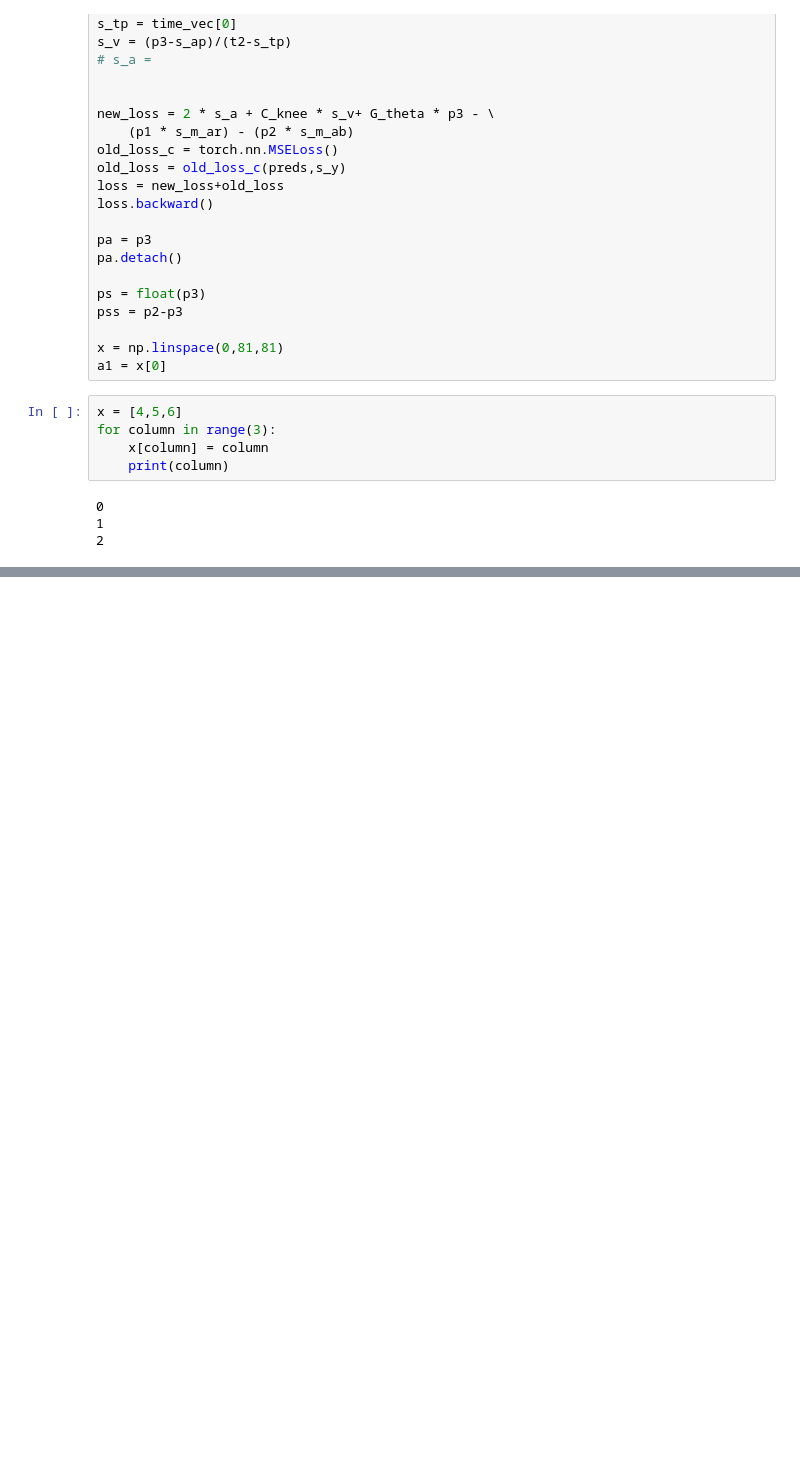
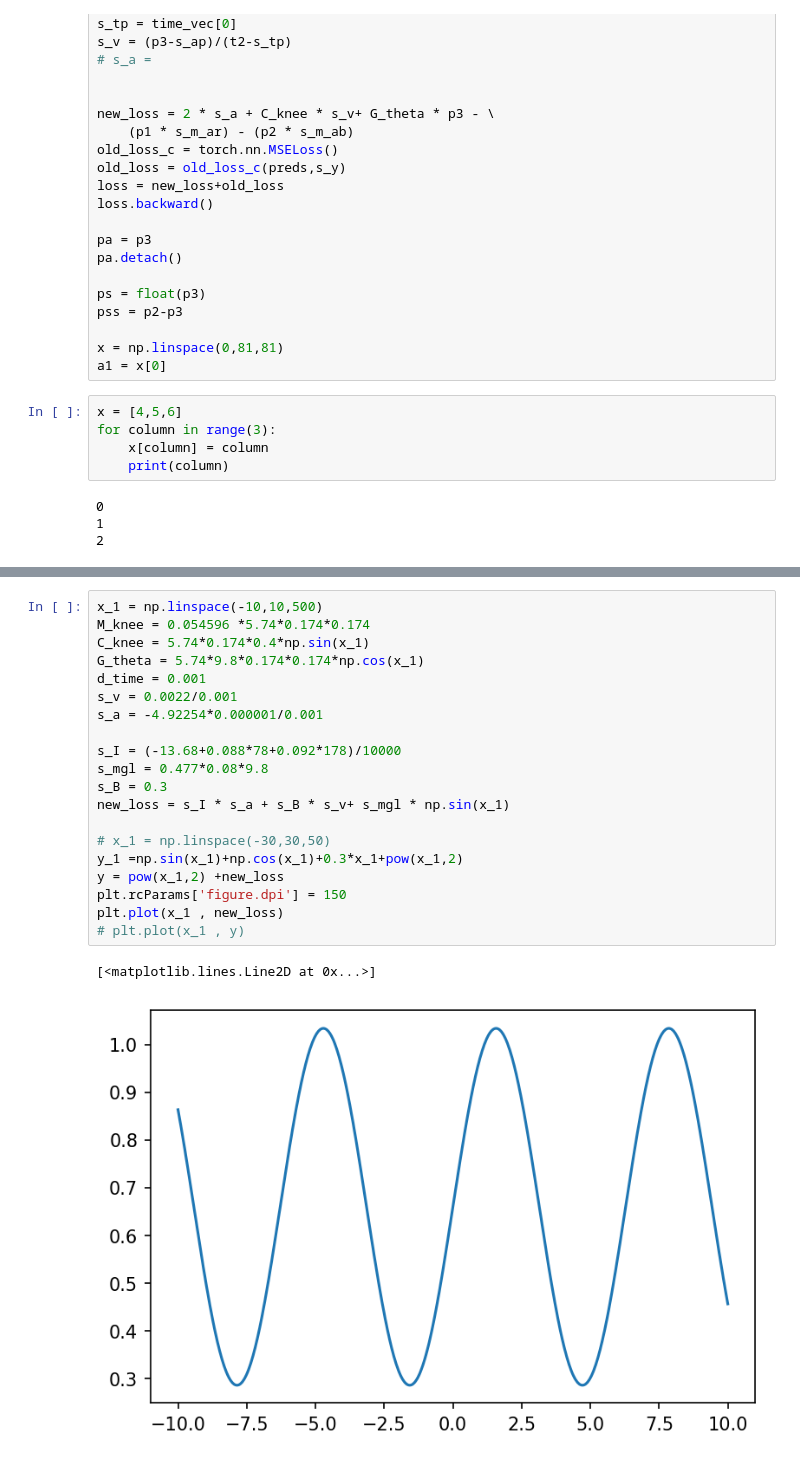
Before and after one commit to cwdao/torchlearn, a Jupyter notebook: src/emgmf_nltry.ipynb, the cells around one changed output, grey strips where cells are left out. Drawn from its saved outputs; the diff is of its cells as text; blank space fills up the shorter version.

```diff
--- a/src/emgmf_nltry.ipynb
+++ b/src/emgmf_nltry.ipynb
@@ -202,0 +232,23 @@ for column in range(3):
+# %%
+x_1 = np.linspace(-10,10,500)
+M_knee = 0.054596 *5.74*0.174*0.174
+C_knee = 5.74*0.174*0.4*np.sin(x_1)
+G_theta = 5.74*9.8*0.174*0.174*np.cos(x_1)
+d_time = 0.001
+s_v = 0.0022/0.001
+s_a = -4.92254*0.000001/0.001
+
+s_I = (-13.68+0.088*78+0.092*178)/10000
+s_mgl = 0.477*0.08*9.8
+s_B = 0.3
+new_loss = s_I * s_a + s_B * s_v+ s_mgl * np.sin(x_1)
+
+# x_1 = np.linspace(-30,30,50)
+y_1 =np.sin(x_1)+np.cos(x_1)+0.3*x_1+pow(x_1,2)
+y = pow(x_1,2) +new_loss
+plt.rcParams['figure.dpi'] = 150
+plt.plot(x_1 , new_loss)
+# plt.plot(x_1 , y)
+# %% [output]
+[<matplotlib.lines.Line2D at 0x...>]
+[figure, added]
```
Also changed, not shown: parts of 3 cells of this notebook, 10 other files.
